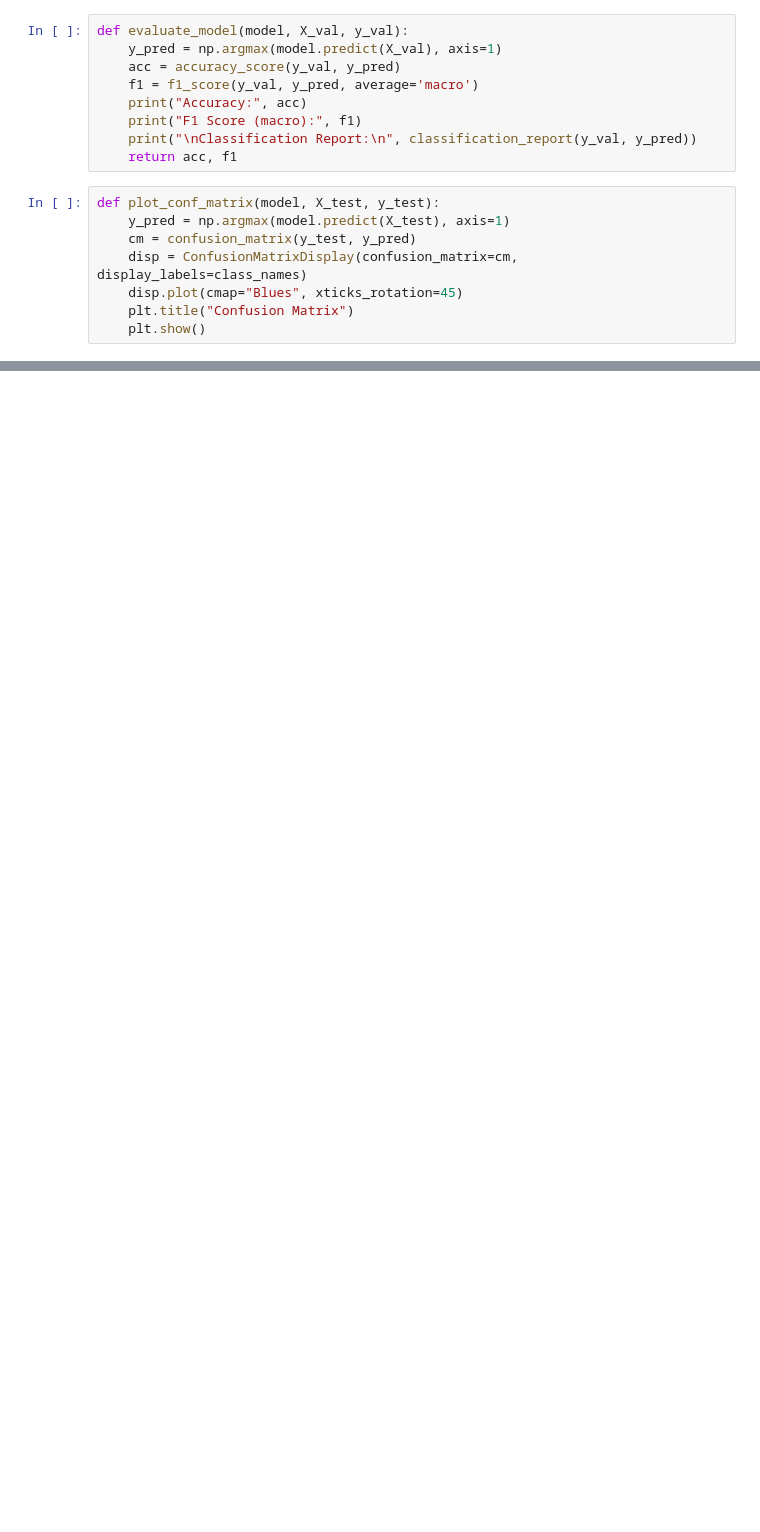
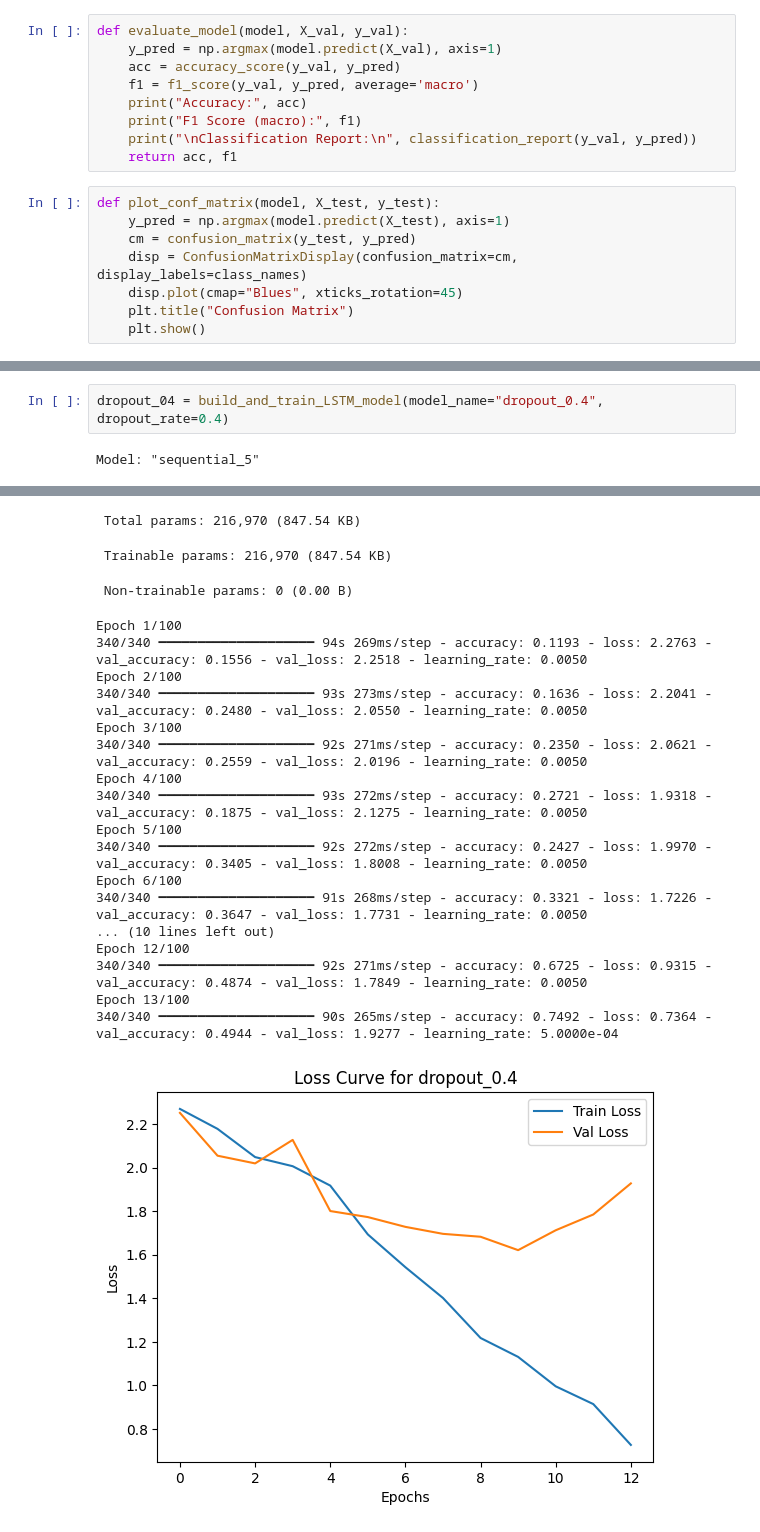
Before and after one commit to Mohamed-Mohamed-Ibrahim/Environmental-Sound-Classification, a Jupyter notebook: LSTM.ipynb, the cells around one changed output, grey strips where cells are left out. Cells and saved outputs as stored; diff of their text form; blank space fills up the shorter version.

```diff
--- a/LSTM.ipynb
+++ b/LSTM.ipynb
@@ -97,0 +408,4 @@ dropout_07 = build_and_train_LSTM_model(model_name="dropout_0.7", dropout_rate=0
+# %%
+dropout_04 = build_and_train_LSTM_model(model_name="dropout_0.4", dropout_rate=0.4)
+# %% [output]
+Model: "sequential_5"
@@ -97,0 +425,21 @@ dropout_07 = build_and_train_LSTM_model(model_name="dropout_0.7", dropout_rate=0
+ Total params: 216,970 (847.54 KB)
+ Trainable params: 216,970 (847.54 KB)
+ Non-trainable params: 0 (0.00 B)
+Epoch 1/100
+340/340 ━━━━━━━━━━━━━━━━━━━━ 94s 269ms/step - accuracy: 0.1193 - loss: 2.2763 - val_accuracy: 0.1556 - val_loss: 2.2518 - learning_rate: 0.0050
+Epoch 2/100
+340/340 ━━━━━━━━━━━━━━━━━━━━ 93s 273ms/step - accuracy: 0.1636 - loss: 2.2041 - val_accuracy: 0.2480 - val_loss: 2.0550 - learning_rate: 0.0050
+Epoch 3/100
+340/340 ━━━━━━━━━━━━━━━━━━━━ 92s 271ms/step - accuracy: 0.2350 - loss: 2.0621 - val_accuracy: 0.2559 - val_loss: 2.0196 - learning_rate: 0.0050
+Epoch 4/100
+340/340 ━━━━━━━━━━━━━━━━━━━━ 93s 272ms/step - accuracy: 0.2721 - loss: 1.9318 - val_accuracy: 0.1875 - val_loss: 2.1275 - learning_rate: 0.0050
+Epoch 5/100
+340/340 ━━━━━━━━━━━━━━━━━━━━ 92s 272ms/step - accuracy: 0.2427 - loss: 1.9970 - val_accuracy: 0.3405 - val_loss: 1.8008 - learning_rate: 0.0050
+Epoch 6/100
+340/340 ━━━━━━━━━━━━━━━━━━━━ 91s 268ms/step - accuracy: 0.3321 - loss: 1.7226 - val_accuracy: 0.3647 - val_loss: 1.7731 - learning_rate: 0.0050
+... (10 lines left out)
+Epoch 12/100
+340/340 ━━━━━━━━━━━━━━━━━━━━ 92s 271ms/step - accuracy: 0.6725 - loss: 0.9315 - val_accuracy: 0.4874 - val_loss: 1.7849 - learning_rate: 0.0050
+Epoch 13/100
+340/340 ━━━━━━━━━━━━━━━━━━━━ 90s 265ms/step - accuracy: 0.7492 - loss: 0.7364 - val_accuracy: 0.4944 - val_loss: 1.9277 - learning_rate: 5.0000e-04
+[figure, added]
```
Also changed, not shown: parts of 21 cells of this notebook.
